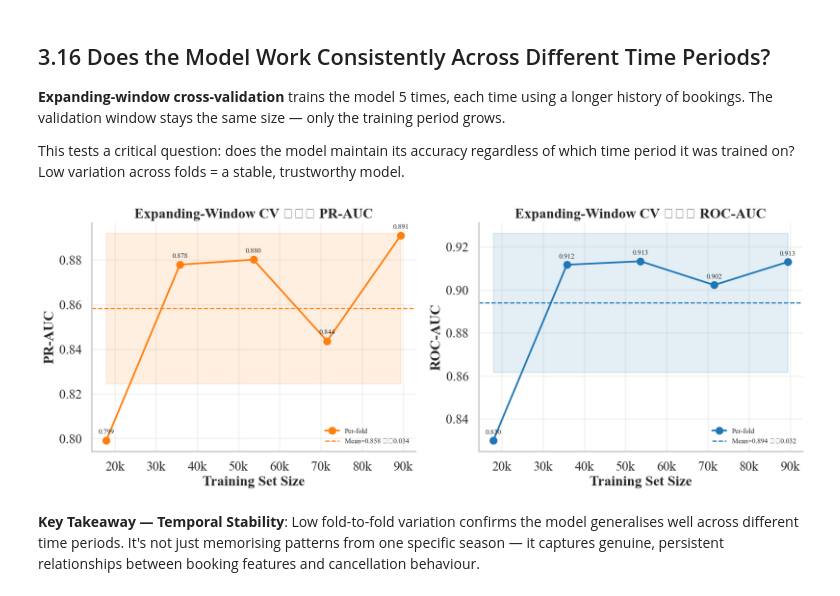
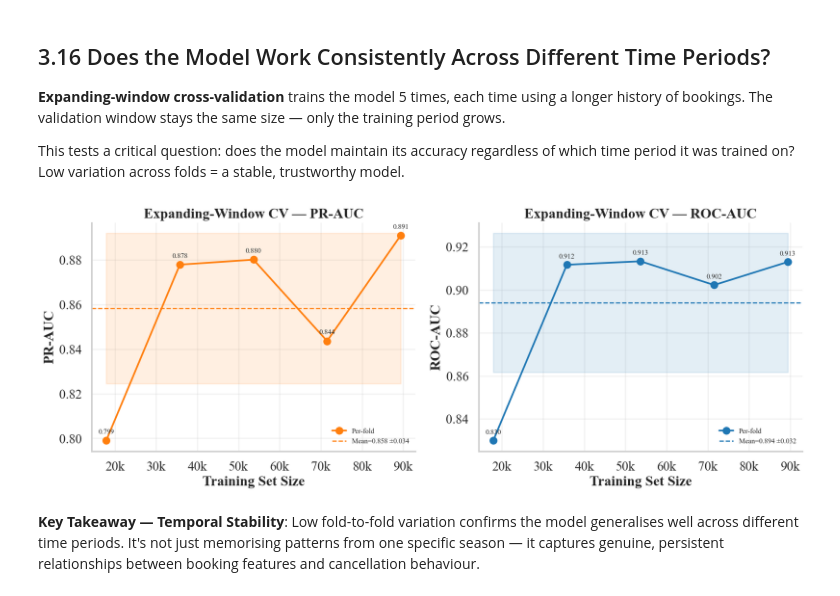
Before and after one commit to Dirkiee09/hotel-cancellation-prediction, a Jupyter notebook: notebooks/03_deep_analysis.ipynb, the cells around one changed output. Drawn from its saved outputs; the diff is of its cells as text; code cells hidden in the pictures.

```diff
--- a/notebooks/03_deep_analysis.ipynb
+++ b/notebooks/03_deep_analysis.ipynb
@@ -390,34 +390,34 @@ This tests a critical question: does the model maintain its accuracy regardless
 # %%
 ew = json.loads((ROOT / 'reports' / 'thesis' / 'expanding_window_cv.json').read_text())
 folds  = ew['folds']
 n_tr   = [f['n_train'] for f in folds]
 pr_v   = [f['pr_auc']  for f in folds]
 roc_v  = [f['roc_auc'] for f in folds]
 
 fig, axes = plt.subplots(1, 2, figsize=(14, 5.5))
 for ax, vals, mu, sigma, label, color in [
     (axes[0], pr_v,  ew['pr_auc_mean'],  ew['pr_auc_std'],  'PR-AUC',  '#ff7f0e'),
     (axes[1], roc_v, ew['roc_auc_mean'], ew['roc_auc_std'], 'ROC-AUC', '#1f77b4'),
 ]:
     ax.plot(n_tr, vals, marker='o', linewidth=2.2, color=color, label='Per-fold')
     ax.axhline(mu, color=color, linestyle='--', linewidth=1.5,
-               label=f'Mean={mu:.3f} ﷿﷿{sigma:.3f}')
+               label=f'Mean={mu:.3f} ±{sigma:.3f}')
     ax.fill_between(n_tr, [mu - sigma] * len(n_tr), [mu + sigma] * len(n_tr),
                     alpha=0.12, color=color)
     for x, y in zip(n_tr, vals):
         ax.text(x, y + 0.003, f'{y:.3f}', ha='center', fontsize=9)
     ax.set_xlabel('Training Set Size')
     ax.set_ylabel(label)
-    ax.set_title(f'Expanding-Window CV ﷿﷿﷿ {label}')
+    ax.set_title(f'Expanding-Window CV — {label}')
     ax.xaxis.set_major_formatter(
         plt.FuncFormatter(lambda x, _: f'{x/1000:.0f}k')
     )
     ax.legend(frameon=False, fontsize=9)
 fig.tight_layout()
 save_thesis_figure(fig, 21, 'expanding_window_cv', FIG_DIR)
 plt.show()
 # %% [output]
-[figure, old version]
+[figure, new version]
 # %% [markdown]
 **Key Takeaway — Temporal Stability**: Low fold-to-fold variation confirms the model generalises well across different time periods. It's not just memorising patterns from one specific season — it captures genuine, persistent relationships between booking features and cancellation behaviour.
 # %% [markdown]
```
Also changed, not shown: 2 other files.
